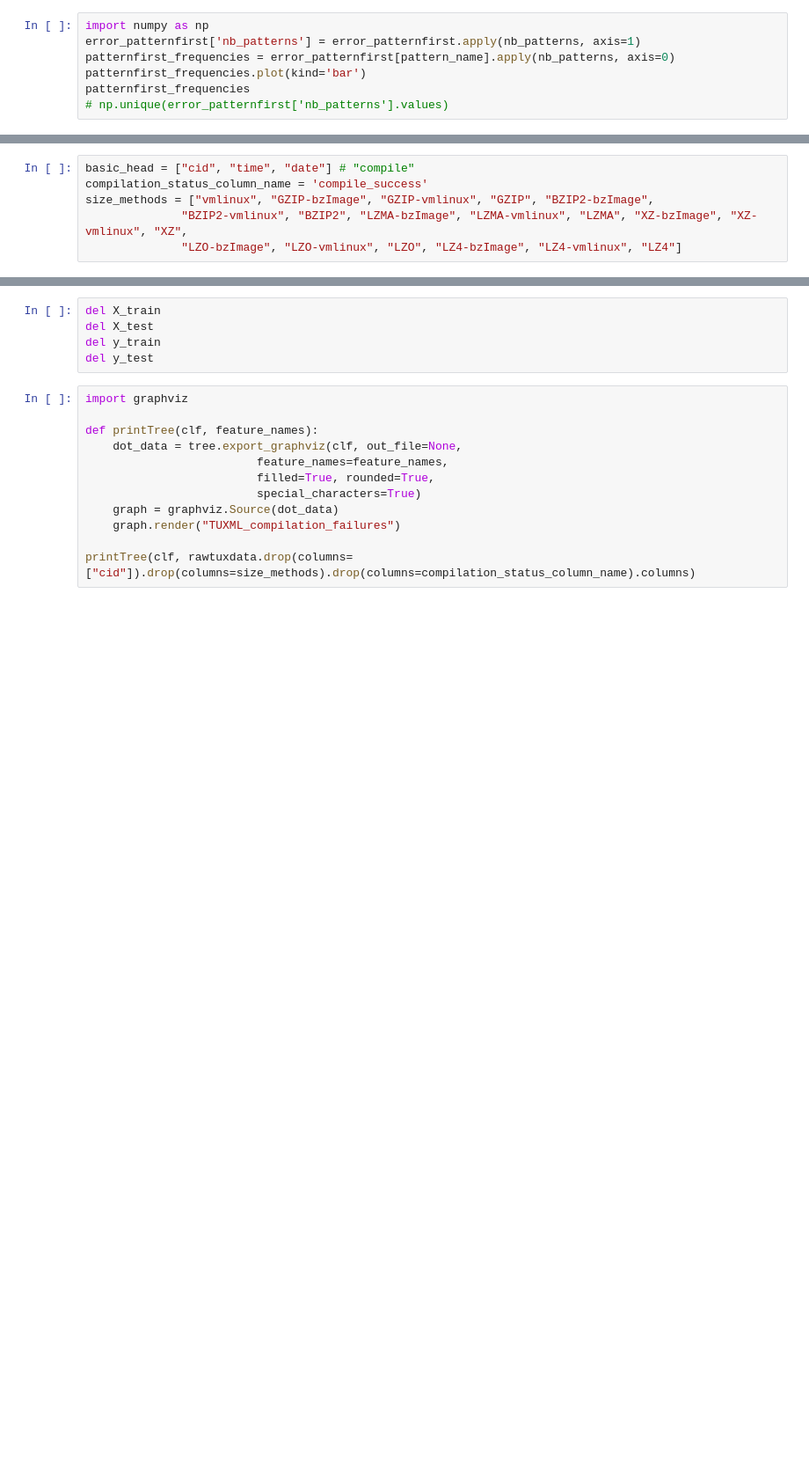
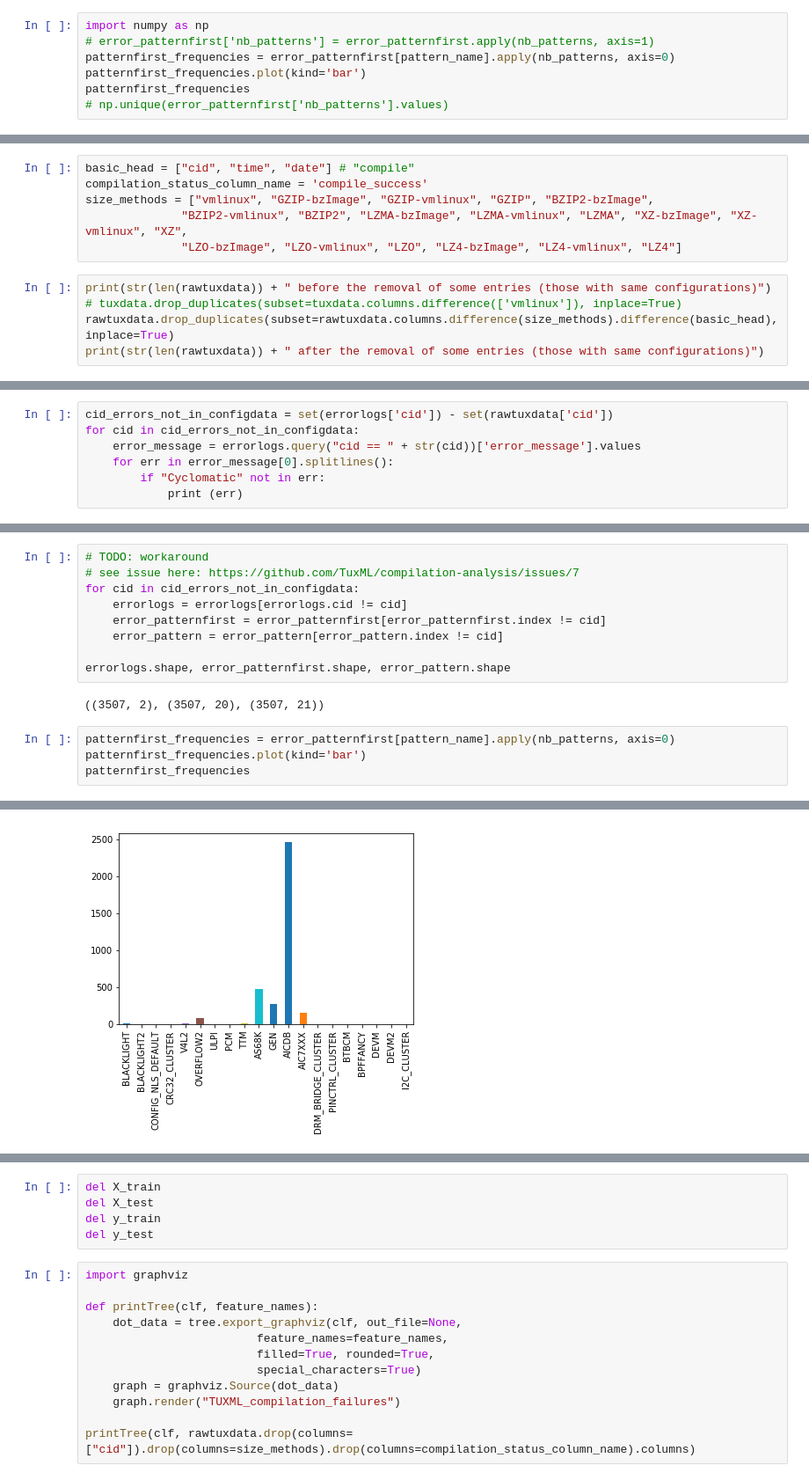
Before and after one commit to harel-coffee/compilation-analysis-auto, a Jupyter notebook: ClusterAnalysis.ipynb, the cells around one changed output, grey strips where cells are left out. Shown at 88% size. Cells and saved outputs as stored; diff of their text form; blank space fills up the shorter version.

Commit message:
decision tree with multi class and workaround with duplicates

```diff
--- a/ClusterAnalysis.ipynb
+++ b/ClusterAnalysis.ipynb
@@ -164,7 +164,7 @@ dtype: int64
 [figure]
 # %%
 import numpy as np
-error_patternfirst['nb_patterns'] = error_patternfirst.apply(nb_patterns, axis=1)
+# error_patternfirst['nb_patterns'] = error_patternfirst.apply(nb_patterns, axis=1)
 patternfirst_frequencies = error_patternfirst[pattern_name].apply(nb_patterns, axis=0)
 patternfirst_frequencies.plot(kind='bar')
 patternfirst_frequencies
@@ -362,3 +366,8 @@ compilation_status_column_name = 'compile_success'
 size_methods = ["vmlinux", "GZIP-bzImage", "GZIP-vmlinux", "GZIP", "BZIP2-bzImage",
               "BZIP2-vmlinux", "BZIP2", "LZMA-bzImage", "LZMA-vmlinux", "LZMA", "XZ-bzImage", "XZ-vmlinux", "XZ",
               "LZO-bzImage", "LZO-vmlinux", "LZO", "LZ4-bzImage", "LZ4-vmlinux", "LZ4"]
+# %%
+print(str(len(rawtuxdata)) + " before the removal of some entries (those with same configurations)")
+# tuxdata.drop_duplicates(subset=tuxdata.columns.difference(['vmlinux']), inplace=True)
+rawtuxdata.drop_duplicates(subset=rawtuxdata.columns.difference(size_methods).difference(basic_head), inplace=True)
+print(str(len(rawtuxdata)) + " after the removal of some entries (those with same configurations)")
@@ -364,0 +377,7 @@ size_methods = ["vmlinux", "GZIP-bzImage", "GZIP-vmlinux", "GZIP", "BZIP2-bzImag
+# %%
+cid_errors_not_in_configdata = set(errorlogs['cid']) - set(rawtuxdata['cid'])
+for cid in cid_errors_not_in_configdata:
+    error_message = errorlogs.query("cid == " + str(cid))['error_message'].values
+    for err in error_message[0].splitlines():
+        if "Cyclomatic" not in err:
+            print (err)
@@ -364,0 +402,16 @@ size_methods = ["vmlinux", "GZIP-bzImage", "GZIP-vmlinux", "GZIP", "BZIP2-bzImag
+# %%
+# TODO: workaround
+# see issue here: https://github.com/TuxML/compilation-analysis/issues/7
+for cid in cid_errors_not_in_configdata:
+    errorlogs = errorlogs[errorlogs.cid != cid]
+    error_patternfirst = error_patternfirst[error_patternfirst.index != cid]
+    error_pattern = error_pattern[error_pattern.index != cid]
+
+errorlogs.shape, error_patternfirst.shape, error_pattern.shape
+# %% [output]
+((3507, 2), (3507, 20), (3507, 21))
+# %%
+patternfirst_frequencies = error_patternfirst[pattern_name].apply(nb_patterns, axis=0)
+patternfirst_frequencies.plot(kind='bar')
+patternfirst_frequencies
+# %% [output]
@@ -365,3 +435,4 @@ size_methods = ["vmlinux", "GZIP-bzImage", "GZIP-vmlinux", "GZIP", "BZIP2-bzImag
+[figure, added]
 # %%
 from sklearn.model_selection import train_test_split
 from sklearn import tree
```
Also changed, not shown: parts of 20 cells of this notebook, 2 other files.
